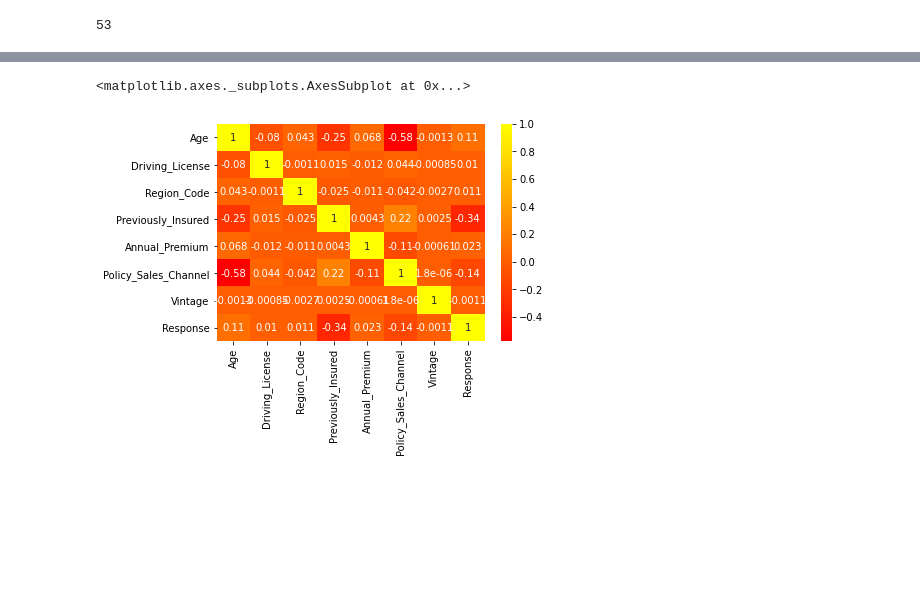
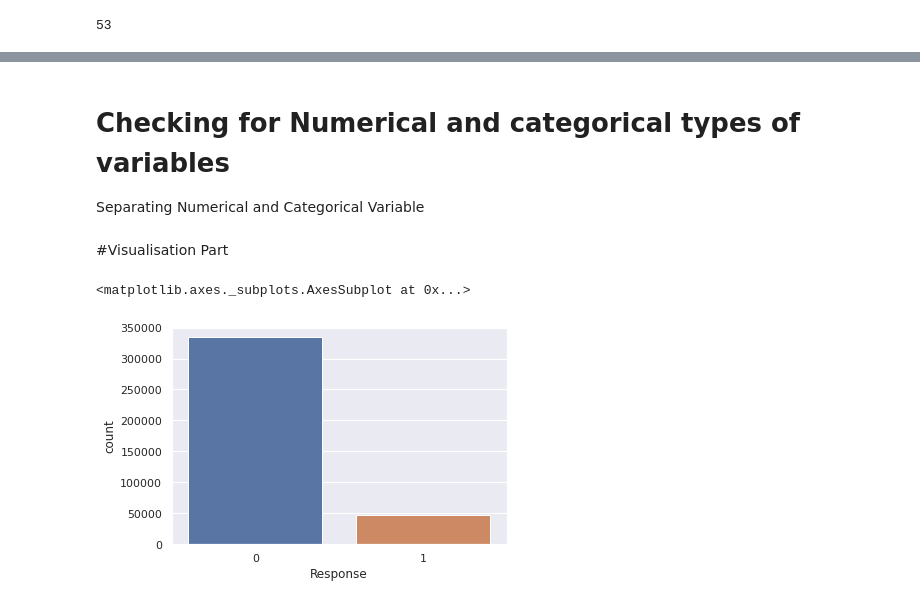
Before and after one commit to sky309/HEALTH-INSURANCE-CROSS-SELL-PREDICTION, a Jupyter notebook: {HEALTH_INSURANCE_CROSS_SELL_PREDICTION_Sarvesh_Kumar_Yadav}.ipynb, the cells around one changed output, grey strips where cells are left out. Cells and saved outputs as stored; diff of their text form; code cells hidden in the pictures; blank space fills up the shorter version.

```diff
--- a/{HEALTH_INSURANCE_CROSS_SELL_PREDICTION_Sarvesh_Kumar_Yadav}.ipynb
+++ b/{HEALTH_INSURANCE_CROSS_SELL_PREDICTION_Sarvesh_Kumar_Yadav}.ipynb
@@ -182,3 +202,6 @@ Index(['id', 'Gender', 'Age', 'Driving_License', 'Region_Code',
 # %%
 df.drop('id', axis= 1, inplace= True)
+# %% [markdown]
+# Checking for Numerical and categorical types of variables
+Separating Numerical and Categorical Variable
 # %%
@@ -189,5 +212,9 @@ df_numerical= df[['Age', 'Region_Code',
-# %%
-sns.heatmap(df.corr(), annot =True, cmap='autumn')
-# %% [output]
-<matplotlib.axes._subplots.AxesSubplot at 0x...>
-[figure, removed]
+# %% [markdown]
+#Visualisation Part
+# %%
+#Checking for response data distribution
+sns.set_theme(style="darkgrid")
+sns.countplot(df['Response'],data= df)
+# %% [output]
+<matplotlib.axes._subplots.AxesSubplot at 0x...>
+[figure, added]
```
Also changed, not shown: parts of 87 cells of this notebook.
